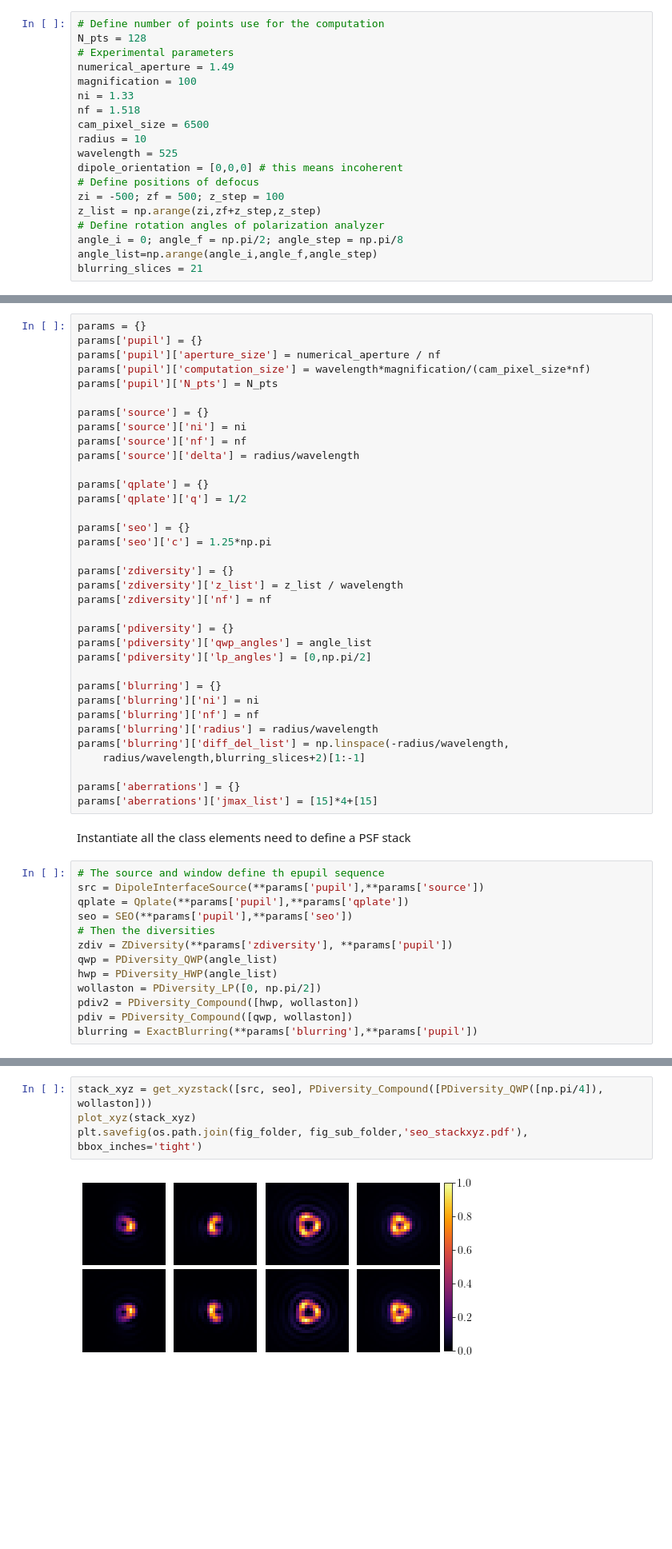
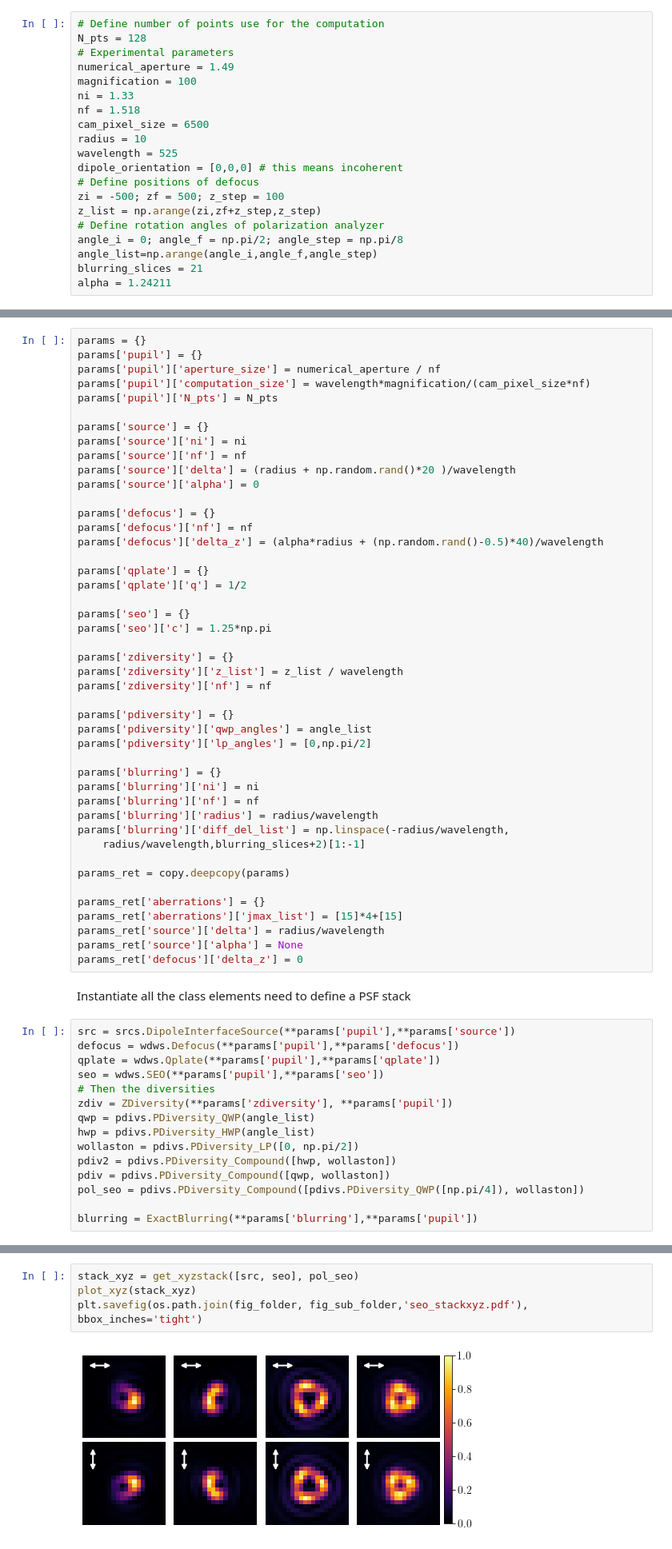
Before and after one commit to rodguti90/pyPSFstack, a Jupyter notebook: pytorch_tests.ipynb, the cells around one changed output, grey strips where cells are left out. Shown at 80% size. Cells and saved outputs as stored; diff of their text form; blank space fills up the shorter version.

```diff
--- a/pytorch_tests.ipynb
+++ b/pytorch_tests.ipynb
@@ -82,6 +82,7 @@ z_list = np.arange(zi,zf+z_step,z_step)
 angle_i = 0; angle_f = np.pi/2; angle_step = np.pi/8
 angle_list=np.arange(angle_i,angle_f,angle_step)
 blurring_slices = 21
+alpha = 1.24211
 # %% [markdown]
 We put all the parameters in a dictionary
 # %%
@@ -94,7 +95,12 @@ params['pupil']['N_pts'] = N_pts
 params['source'] = {}
 params['source']['ni'] = ni
 params['source']['nf'] = nf
-params['source']['delta'] = radius/wavelength
+params['source']['delta'] = (radius + np.random.rand()*20 )/wavelength
+params['source']['alpha'] = 0
+
+params['defocus'] = {}
+params['defocus']['nf'] = nf
+params['defocus']['delta_z'] = (alpha*radius + (np.random.rand()-0.5)*40)/wavelength
 
 params['qplate'] = {}
 params['qplate']['q'] = 1/2
@@ -117,20 +123,27 @@ params['blurring']['radius'] = radius/wavelength
 params['blurring']['diff_del_list'] = np.linspace(-radius/wavelength,
     radius/wavelength,blurring_slices+2)[1:-1]
 
-params['aberrations'] = {}
-params['aberrations']['jmax_list'] = [15]*4+[15]
+params_ret = copy.deepcopy(params)
+
+params_ret['aberrations'] = {}
+params_ret['aberrations']['jmax_list'] = [15]*4+[15]
+params_ret['source']['delta'] = radius/wavelength
+params_ret['source']['alpha'] = None
+params_ret['defocus']['delta_z'] = 0
 # %% [markdown]
 Instantiate all the class elements need to define a PSF stack
 # %%
-# The source and window define th epupil sequence
-src = DipoleInterfaceSource(**params['pupil'],**params['source'])
-qplate = Qplate(**params['pupil'],**params['qplate'])
-seo = SEO(**params['pupil'],**params['seo'])
+src = srcs.DipoleInterfaceSource(**params['pupil'],**params['source'])
+defocus = wdws.Defocus(**params['pupil'],**params['defocus'])
+qplate = wdws.Qplate(**params['pupil'],**params['qplate'])
+seo = wdws.SEO(**params['pupil'],**params['seo'])
 # Then the diversities
 zdiv = ZDiversity(**params['zdiversity'], **params['pupil'])
-qwp = PDiversity_QWP(angle_list)
-hwp = PDiversity_HWP(angle_list)
-wollaston = PDiversity_LP([0, np.pi/2])
-pdiv2 = PDiversity_Compound([hwp, wollaston])
-pdiv = PDiversity_Compound([qwp, wollaston])
+qwp = pdivs.PDiversity_QWP(angle_list)
+hwp = pdivs.PDiversity_HWP(angle_list)
+wollaston = pdivs.PDiversity_LP([0, np.pi/2])
+pdiv2 = pdivs.PDiversity_Compound([hwp, wollaston])
+pdiv = pdivs.PDiversity_Compound([qwp, wollaston])
+pol_seo = pdivs.PDiversity_Compound([pdivs.PDiversity_QWP([np.pi/4]), wollaston])
+
 blurring = ExactBlurring(**params['blurring'],**params['pupil'])
@@ -144,11 +165,11 @@ plt.savefig(os.path.join(fig_folder, fig_sub_folder,'jones_seo.pdf'), bbox_inche
 # %% [output]
 [figure]
 # %%
-stack_xyz = get_xyzstack([src, seo], PDiversity_Compound([PDiversity_QWP([np.pi/4]), wollaston]))
+stack_xyz = get_xyzstack([src, seo], pol_seo)
 plot_xyz(stack_xyz)
 plt.savefig(os.path.join(fig_folder, fig_sub_folder,'seo_stackxyz.pdf'), bbox_inches='tight')
 # %% [output]
-[figure, old version]
+[figure, new version]
 # %% [markdown]
 ### 2.1 With polarization diversity
 # %%
```
Also changed, not shown: parts of 52 cells of this notebook.
